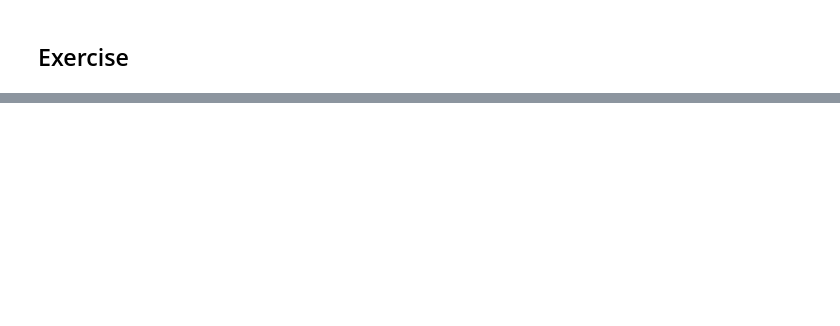
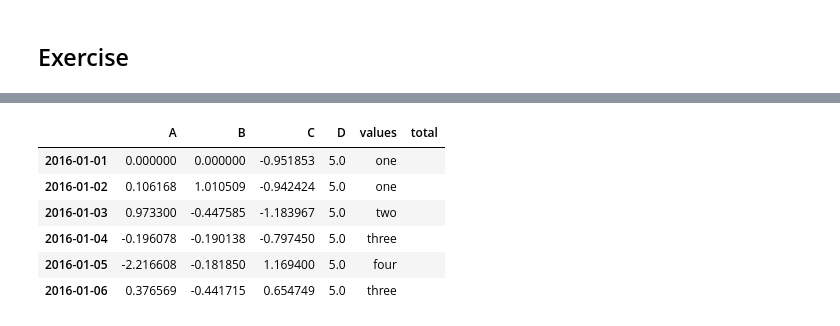
Before and after one commit to karhong-sam/WQD7003-DataAnalytics, a Jupyter notebook: lab/Lab_4_DataManipulationAndAnalysis_Part2.ipynb, the cells around one changed output, grey strips where cells are left out. Cells and saved outputs as stored; diff of their text form; code cells hidden in the pictures; blank space fills up the shorter version.

```diff
--- a/lab/Lab_4_DataManipulationAndAnalysis_Part2.ipynb
+++ b/lab/Lab_4_DataManipulationAndAnalysis_Part2.ipynb
@@ -539,3 +577,6 @@ df
 ## Exercise
 # %%
 # Rename the column E to 'values'
+dff = df2.copy()
+dff = dff.rename(columns={'E': 'values'})
+dff
@@ -542,4 +591,14 @@ df
 # %%
 # Add another new column to df (name of the column is 'total')
+dff['total'] = ''
+dff
+# %% [output]
+|  | A | B | C | D | values | total |
+| 2016-01-01 | 0.000000 | 0.000000 | -0.951853 | 5.0 | one |  |
+| 2016-01-02 | 0.106168 | 1.010509 | -0.942424 | 5.0 | one |  |
+| 2016-01-03 | 0.973300 | -0.447585 | -1.183967 | 5.0 | two |  |
+| 2016-01-04 | -0.196078 | -0.190138 | -0.797450 | 5.0 | three |  |
+| 2016-01-05 | -2.216608 | -0.181850 | 1.169400 | 5.0 | four |  |
+| 2016-01-06 | 0.376569 | -0.441715 | 0.654749 | 5.0 | three |  |
 # %%
 # Add the values of A, B and C and state the total values in 'total' column
```
Also changed, not shown: parts of 39 cells of this notebook, 4 other files.
